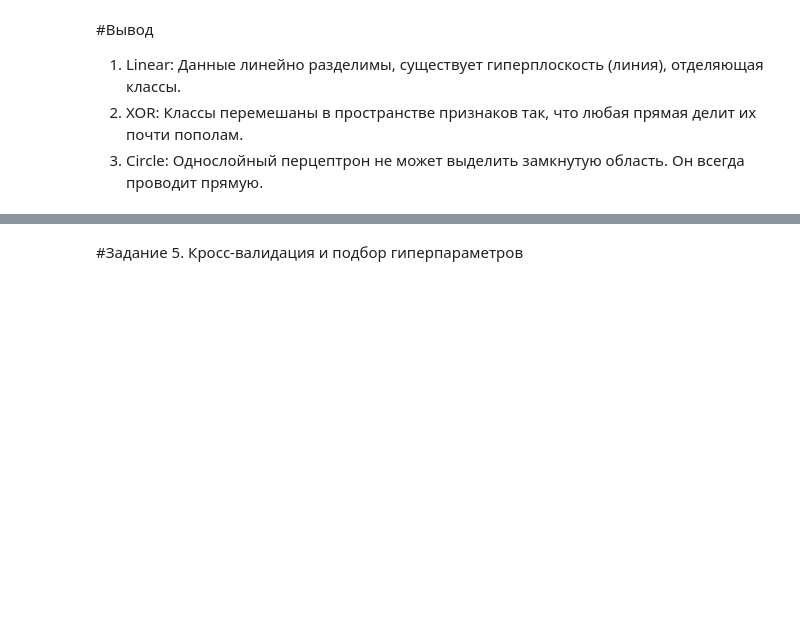
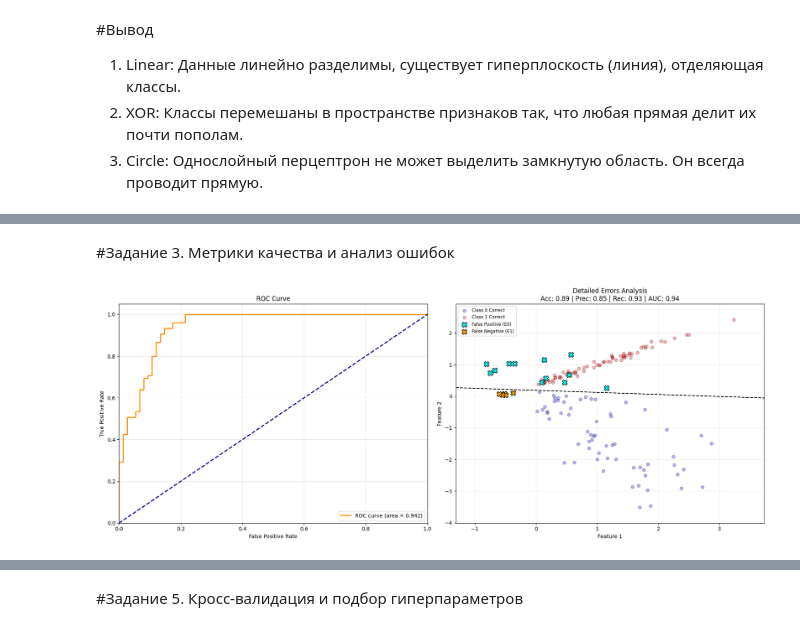
Before and after one commit to yaneya2/LAsecondlab, a Jupyter notebook: линал_2_лаба.ipynb, the cells around one changed output, grey strips where cells are left out. Drawn from its saved outputs; the diff is of its cells as text; code cells hidden in the pictures; blank space fills up the shorter version.

```diff
--- a/линал_2_лаба.ipynb
+++ b/линал_2_лаба.ipynb
@@ -442,0 +532,78 @@ Epoch 100/100 | Train Loss: 0.6844 | Val Loss: 0.7099
+# %% [markdown]
+#Задание 3. Метрики качества и анализ ошибок
+# %%
+def compute_precision(y_true, y_pred):
+    tp = np.sum((y_true == 1) & (y_pred == 1))
+    fp = np.sum((y_true == 0) & (y_pred == 1))
+    return tp / (tp + fp) if (tp + fp) > 0 else 0.0
+
+def compute_recall(y_true, y_pred):
+    tp = np.sum((y_true == 1) & (y_pred == 1))
+    fn = np.sum((y_true == 1) & (y_pred == 0))
+    return tp / (tp + fn) if (tp + fn) > 0 else 0.0
+
+def compute_f1(y_true, y_pred):
+    p = compute_precision(y_true, y_pred)
+    r = compute_recall(y_true, y_pred)
+    return 2 * p * r / (p + r) if (p + r) > 0 else 0.0
+
+def compute_roc_auc(y_true, y_probs):
+    desc_score_indices = np.argsort(y_probs)[::-1]
+    y_true_sorted = y_true[desc_score_indices]
+    tps = np.cumsum(y_true_sorted)
+    fps = np.cumsum(1 - y_true_sorted)
+    tpr = tps / tps[-1]
+    fpr = fps / fps[-1]
+    tpr = np.r_[0, tpr]
+    fpr = np.r_[0, fpr]
+    auc = np.trapezoid(tpr, fpr)
+    return fpr, tpr, auc
+
+y_pred_test = final_model.predict(X_test)
+y_probs_test = final_model.forward(X_test)
+
+precision = compute_precision(Y_test, y_pred_test)
+recall = compute_recall(Y_test, y_pred_test)
+f1 = compute_f1(Y_test, y_pred_test)
+accuracy = np.mean(Y_test == y_pred_test)
+fpr, tpr, auc_val = compute_roc_auc(Y_test, y_probs_test)
+
+fig, ax = plt.subplots(1, 2, figsize=(18, 7))
+
+# Левый график: ROC-кривая
+ax[0].plot(fpr, tpr, color='darkorange', lw=2, label=f'ROC curve (area = {auc_val:.3f})')
+ax[0].plot([0, 1], [0, 1], color='navy', lw=2, linestyle='--')
+ax[0].set_xlim([0.0, 1.0])
+ax[0].set_ylim([0.0, 1.05])
+ax[0].set_xlabel('False Positive Rate')
+ax[0].set_ylabel('True Positive Rate')
+ax[0].set_title('ROC Curve')
+ax[0].legend(loc="lower right")
+ax[0].grid(alpha=0.3)
+
+# Правый график: Анализ ошибок с разделением по классам
+# Правильные ответы
+ax[1].scatter(X_test[(Y_test == 0) & (y_pred_test == 0), 0], X_test[(Y_test == 0) & (y_pred_test == 0), 1], c='blue', alpha=0.3, label='Class 0 Correct', edgecolors='k')
+ax[1].scatter(X_test[(Y_test == 1) & (y_pred_test == 1), 0], X_test[(Y_test == 1) & (y_pred_test == 1), 1], c='red', alpha=0.3, label='Class 1 Correct', edgecolors='k')
+# Ошибки
+ax[1].scatter(X_test[(Y_test == 0) & (y_pred_test == 1), 0], X_test[(Y_test == 0) & (y_pred_test == 1), 1], c='cyan', marker='X', s=100, label='False Positive (E0)', edgecolors='k')
+ax[1].scatter(X_test[(Y_test == 1) & (y_pred_test == 0), 0], X_test[(Y_test == 1) & (y_pred_test == 0), 1], c='orange', marker='X', s=100, label='False Negative (E1)', edgecolors='k')
+
+# Разделяющая прямая
+x_min, x_max = X_test[:, 0].min() - 0.5, X_test[:, 0].max() + 0.5
+y_min, y_max = X_test[:, 1].min() - 0.5, X_test[:, 1].max() + 0.5
+xx, yy = np.meshgrid(np.linspace(x_min, x_max, 200), np.linspace(y_min, y_max, 200))
+Z = final_model.forward(np.c_[xx.ravel(), yy.ravel()]).reshape(xx.shape)
+ax[1].contour(xx, yy, Z, levels=[0.5], colors='black', linestyles='--')
+
+title_str = (f'Detailed Errors Analysis\nAcc: {accuracy:.2f} | Prec: {precision:.2f} | Rec: {recall:.2f} | AUC: {auc_val:.2f}')
+ax[1].set_title(title_str)
+ax[1].set_xlabel('Feature 1')
+ax[1].set_ylabel('Feature 2')
+ax[1].legend(loc='best', fontsize='small')
+ax[1].grid(alpha=0.2)
+
+plt.tight_layout()
+plt.show()
+# %% [output]
+[figure, added]
```
Also changed, not shown: parts of 9 cells of this notebook, 17 other files.
